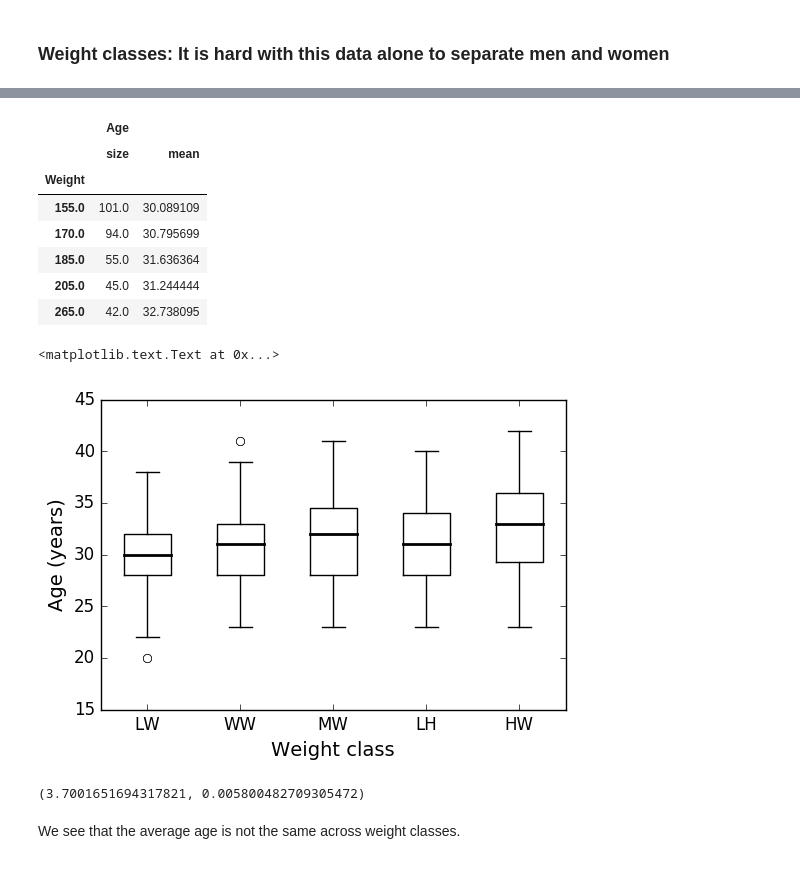
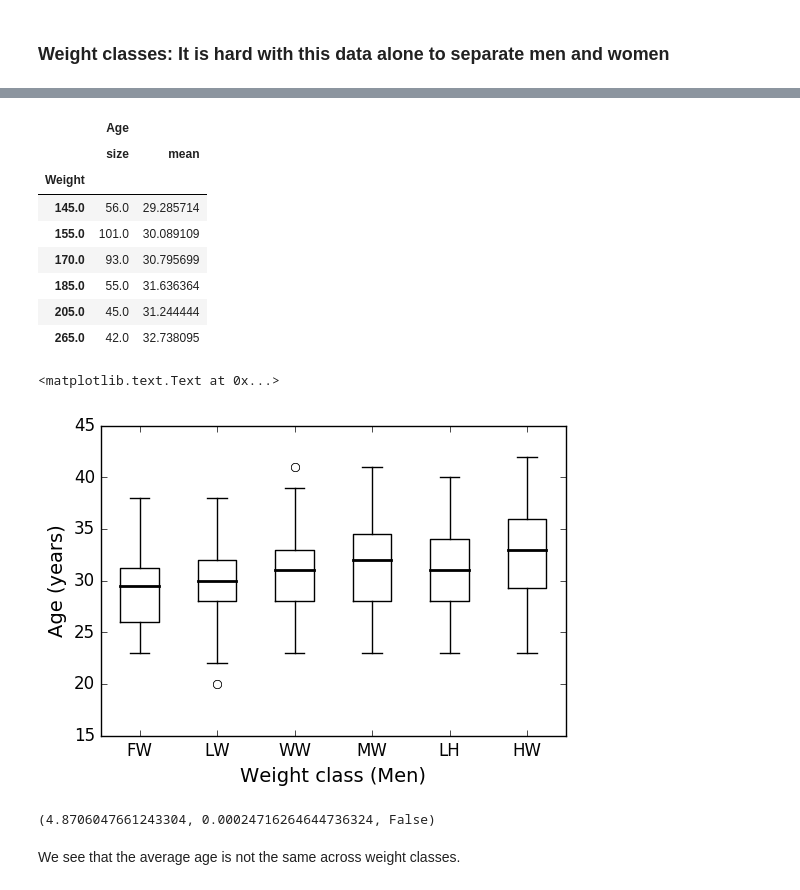
Before and after one commit to jhalverson/data_science, a Jupyter notebook: misc/mma_analytics/examination_of_ufc_dot_com_data.ipynb, the cells around one changed output, grey strips where cells are left out. Cells and saved outputs as stored; diff of their text form; code cells hidden in the pictures.

```diff
--- a/misc/mma_analytics/examination_of_ufc_dot_com_data.ipynb
+++ b/misc/mma_analytics/examination_of_ufc_dot_com_data.ipynb
@@ -510,3 +510,5 @@ df[df.Active == 1].Weight.value_counts().sort_index()
 264.0      1
 265.0     10
 Name: Weight, dtype: int64
+# %%
+years = df[(df.Active == 1) & pd.notnull(df.Age) & (df.Name != 'Germaine de Randamie') & (df.Name != 'Holly Holm')]
@@ -513,37 +522,37 @@ Name: Weight, dtype: int64
 # %%
-avg_age = df[(df.Active == 1) & (df.Weight > 145) & (df.Weight < 206)].groupby('Weight').agg({'Age':[np.size, np.mean]})
-avg_age.loc['265.0'] = [df[(df.Active == 1) & (df.Weight > 205)].Age.size, df[(df.Active == 1) & (df.Weight > 205)].Age.mean()]
+avg_age = years[(years.Weight > 144) & (years.Weight < 206)].groupby('Weight').agg({'Age':[np.size, np.mean]})
+avg_age.loc['265.0'] = [years[years.Weight > 205].Age.size, years[years.Weight > 205].Age.mean()]
 avg_age
 # %% [output]
 |  | Age |  |
 |  | size | mean |
 | Weight |  |  |
+| 145.0 | 56.0 | 29.285714 |
 | 155.0 | 101.0 | 30.089109 |
-| 170.0 | 94.0 | 30.795699 |
+| 170.0 | 93.0 | 30.795699 |
 | 185.0 | 55.0 | 31.636364 |
 | 205.0 | 45.0 | 31.244444 |
 | 265.0 | 42.0 | 32.738095 |
 # %%
-years = df[(df.Active == 1) & pd.notnull(df.Age)]
+fw = years[years.Weight == 145]
+lw = years[years.Weight == 155]
+ww = years[years.Weight == 170]
+mw = years[years.Weight == 185]
+lh = years[years.Weight == 205]
+hw = years[years.Weight > 205]
 
-lw = years[years.Weight == 155].Age
-ww = years[years.Weight == 170].Age
-mw = years[years.Weight == 185].Age
-lh = years[years.Weight == 205].Age
-hw = years[years.Weight > 205].Age
-
-plt.boxplot([lw, ww, mw, lh, hw], labels=['LW', 'WW', 'MW', 'LH', 'HW'])
+plt.boxplot([fw.Age, lw.Age, ww.Age, mw.Age, lh.Age, hw.Age], labels=['FW', 'LW', 'WW', 'MW', 'LH', 'HW'])
 plt.ylim(15, 45)
-plt.xlabel('Weight class')
+plt.xlabel('Weight class (Men)')
 plt.ylabel('Age (years)')
 # %% [output]
 <matplotlib.text.Text at 0x...>
-[figure, old version]
+[figure, new version]
 # %%
 from scipy.stats import f_oneway
-F_statistic, p_value = f_oneway(lw, ww, mw, lh, hw)
-F_statistic, p_value
+F_statistic, p_value = f_oneway(fw.Age, lw.Age, ww.Age, mw.Age, lh.Age, hw.Age)
+F_statistic, p_value, p_value > 0.05
 # %% [output]
-(3.7001651694317821, 0.005800482709305472)
+(4.8706047661243304, 0.00024716264644736324, False)
 # %% [markdown]
 We see that the average age is not the same across weight classes.
```
Also changed, not shown: parts of 5 cells of this notebook, 1 other file.
